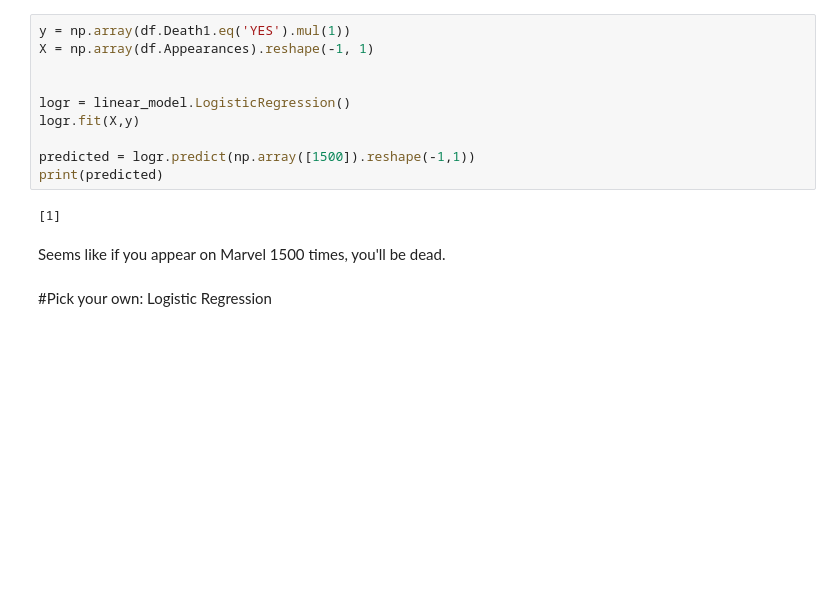
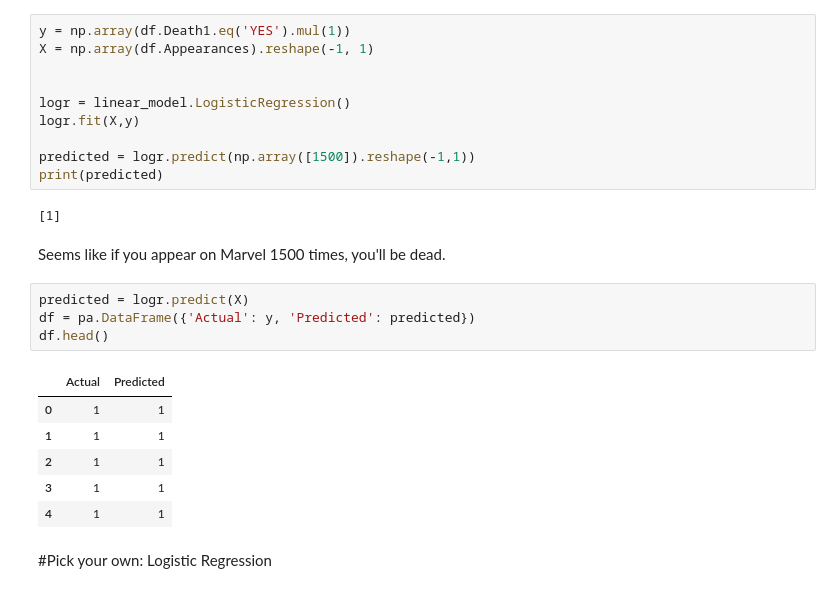
Before and after one commit to gottanned/Operational-Research, a Jupyter notebook: OR_2.ipynb, the cells around one changed output. Saved outputs shown, nothing was run; the diff lists cells and outputs as text; blank space fills up the shorter version.

```diff
--- a/OR_2.ipynb
+++ b/OR_2.ipynb
@@ -88,6 +88,17 @@ print(predicted)
 [1]
 # %% [markdown]
 Seems like if you appear on Marvel 1500 times, you'll be dead.
+# %%
+predicted = logr.predict(X)
+df = pa.DataFrame({'Actual': y, 'Predicted': predicted})
+df.head()
+# %% [output]
+|  | Actual | Predicted |
+| 0 | 1 | 1 |
+| 1 | 1 | 1 |
+| 2 | 1 | 1 |
+| 3 | 1 | 1 |
+| 4 | 1 | 1 |
 # %% [markdown]
 #Pick your own: Logistic Regression
 # %%
```
Also changed, not shown: parts of 14 cells of this notebook.
